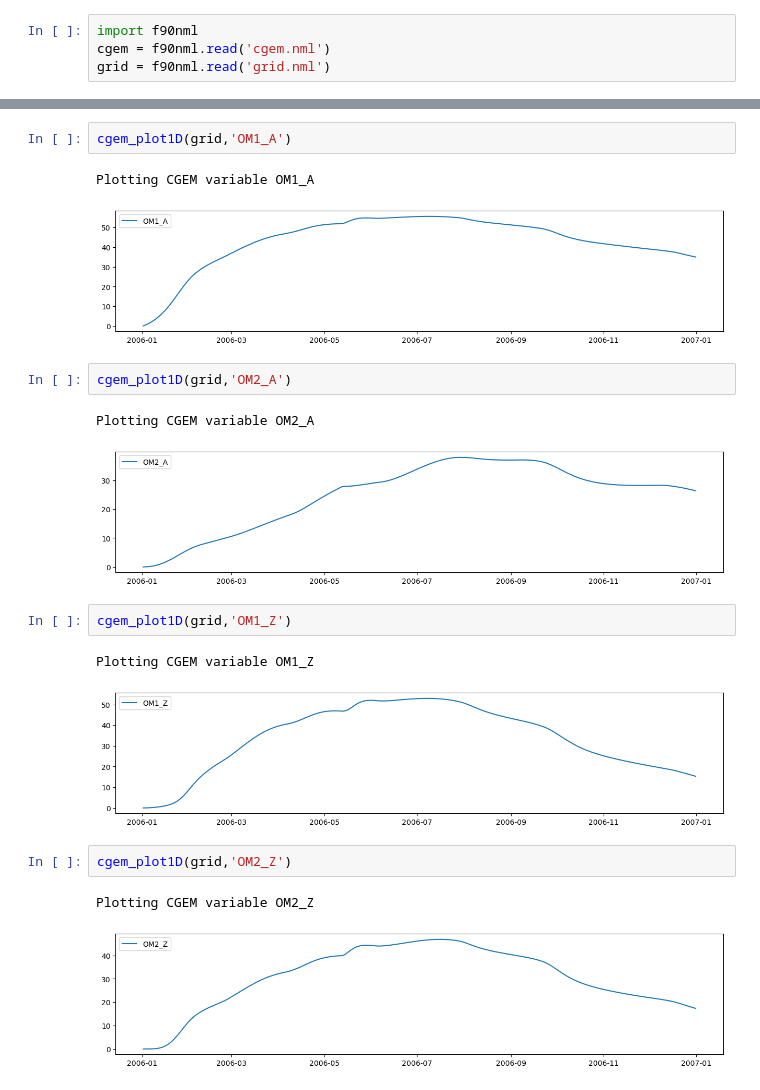
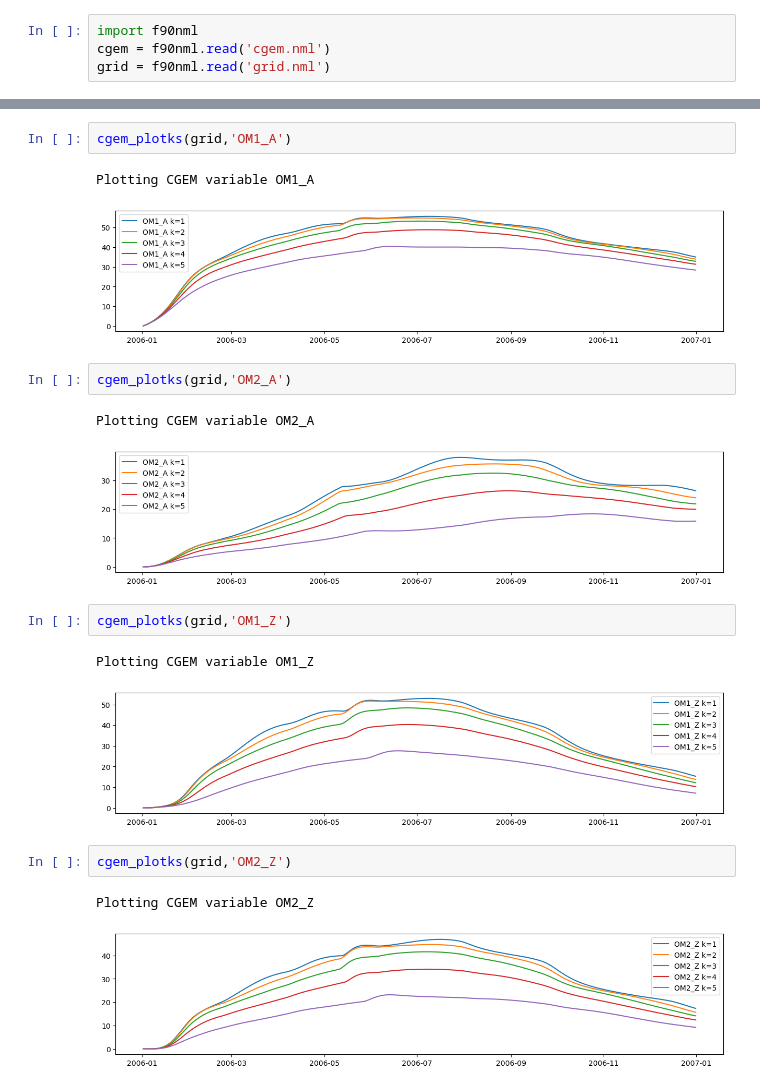
Before and after one commit to OyBcSt/cgem-schism, a Jupyter notebook: cgem_check.ipynb, the cells around one changed output, grey strips where cells are left out. Saved outputs shown, nothing was run; the diff lists cells and outputs as text.

```diff
--- a/cgem_check.ipynb
+++ b/cgem_check.ipynb
@@ -88,21 +72,21 @@ Plotting CGEM variable O2
 # %%
-cgem_plot1D(grid,'OM1_A')
+cgem_plotks(grid,'OM1_A')
 # %% [output]
 Plotting CGEM variable OM1_A
-[figure, old version]
+[figure, new version]
 # %%
-cgem_plot1D(grid,'OM2_A')
+cgem_plotks(grid,'OM2_A')
 # %% [output]
 Plotting CGEM variable OM2_A
-[figure, old version]
+[figure, new version]
 # %%
-cgem_plot1D(grid,'OM1_Z')
+cgem_plotks(grid,'OM1_Z')
 # %% [output]
 Plotting CGEM variable OM1_Z
-[figure, old version]
+[figure, new version]
 # %%
-cgem_plot1D(grid,'OM2_Z')
+cgem_plotks(grid,'OM2_Z')
 # %% [output]
 Plotting CGEM variable OM2_Z
-[figure, old version]
+[figure, new version]
 # %%
```
Also changed, not shown: parts of 18 cells of this notebook, 2 other files.
